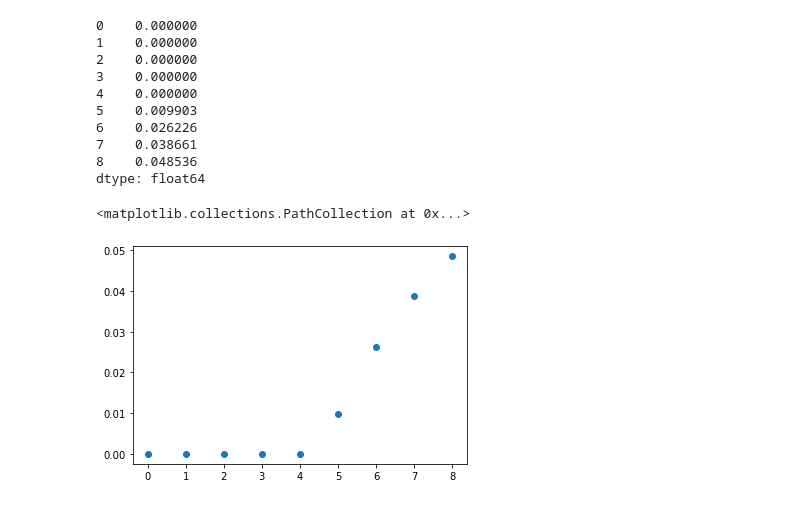
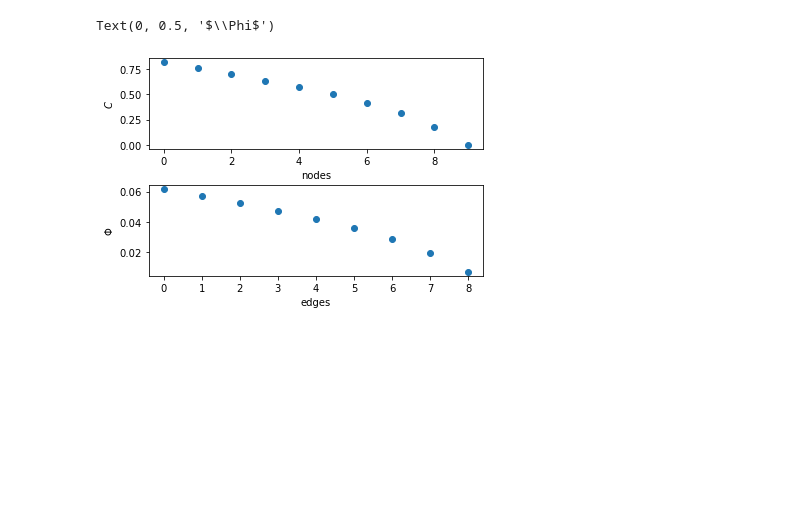
Before and after one commit to felixk1990/kirchhoff-hydro, a Jupyter notebook: notebook/test_overflow.ipynb, the cells around one changed output. Drawn from its saved outputs; the diff is of its cells as text; code cells hidden in the pictures; blank space fills up the shorter version.

Commit message:
update initial default plexus conditions and dataframe settings

```diff
--- a/notebook/test_overflow.ipynb
+++ b/notebook/test_overflow.ipynb
@@ -15,17 +15,19 @@ import kirchhoff.circuit_flux as kfx
 
 n=10
 m=1
+G=nx.grid_graph(( m,n,1))
 pars={
-    'plexus':nx.grid_graph(( m,n,1)),
-    'absorption':0.01,
+    'plexus': G,
+    'absorption':0.1,
     'diffusion':1.
 }
 circuit=kfx.setup_default_flux_circuit(pars)
 overflow=ho.initialize_overflow_on_circuit(circuit)
-overflow.calc_profile_concentration()
+c,B_new=overflow.calc_profile_concentration()
+phi=overflow.calc_absorption()
 
-c=overflow.get_concentrations_from_nodes()
-phi=overflow.calc_absorption()
+fig=overflow.circuit.plot_circuit()
+fig.show()
 # %% [output]
 circuit(): initialized and ready for (some) action :)
 set networkx.spring_layout()
@@ -42,17 +37,13 @@ plt.scatter(overflow.circuit.list_graph_nodes,c)
-# %%
-print(phi)
-plt.scatter([i for i,e in enumerate(overflow.circuit.list_graph_edges)],phi)
-# %% [output]
-0    0.000000
-1    0.000000
-2    0.000000
-3    0.000000
-4    0.000000
-5    0.009903
-6    0.026226
-7    0.038661
-8    0.048536
-dtype: float64
-<matplotlib.collections.PathCollection at 0x...>
-[figure, removed]
+# %%
+fig, ax=plt.subplots(2,1)
+ax[0].scatter(overflow.circuit.list_graph_nodes,overflow.circuit.nodes['concentration'])
+ax[0].set_xlabel('nodes')
+ax[0].set_ylabel(r'$C$')
+plt.subplots_adjust(hspace=0.4)
+ax[1].scatter([i for i,e in enumerate(overflow.circuit.list_graph_edges)],overflow.circuit.edges['uptake'])
+ax[1].set_xlabel('edges')
+ax[1].set_ylabel(r'$\Phi$')
+# %% [output]
+Text(0, 0.5, '$\\Phi$')
+[figure, added]
 # %%
```
Also changed, not shown: parts of 6 cells of this notebook, 2 other files.
